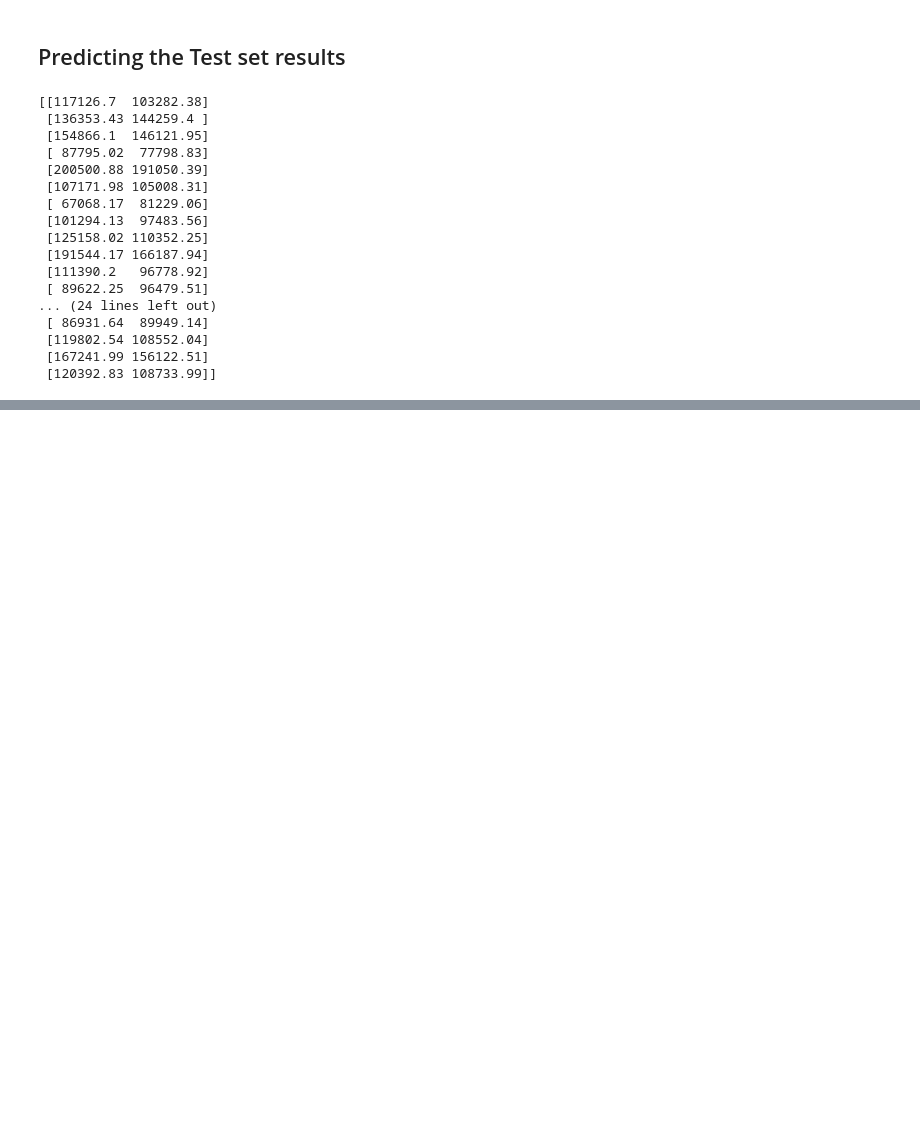
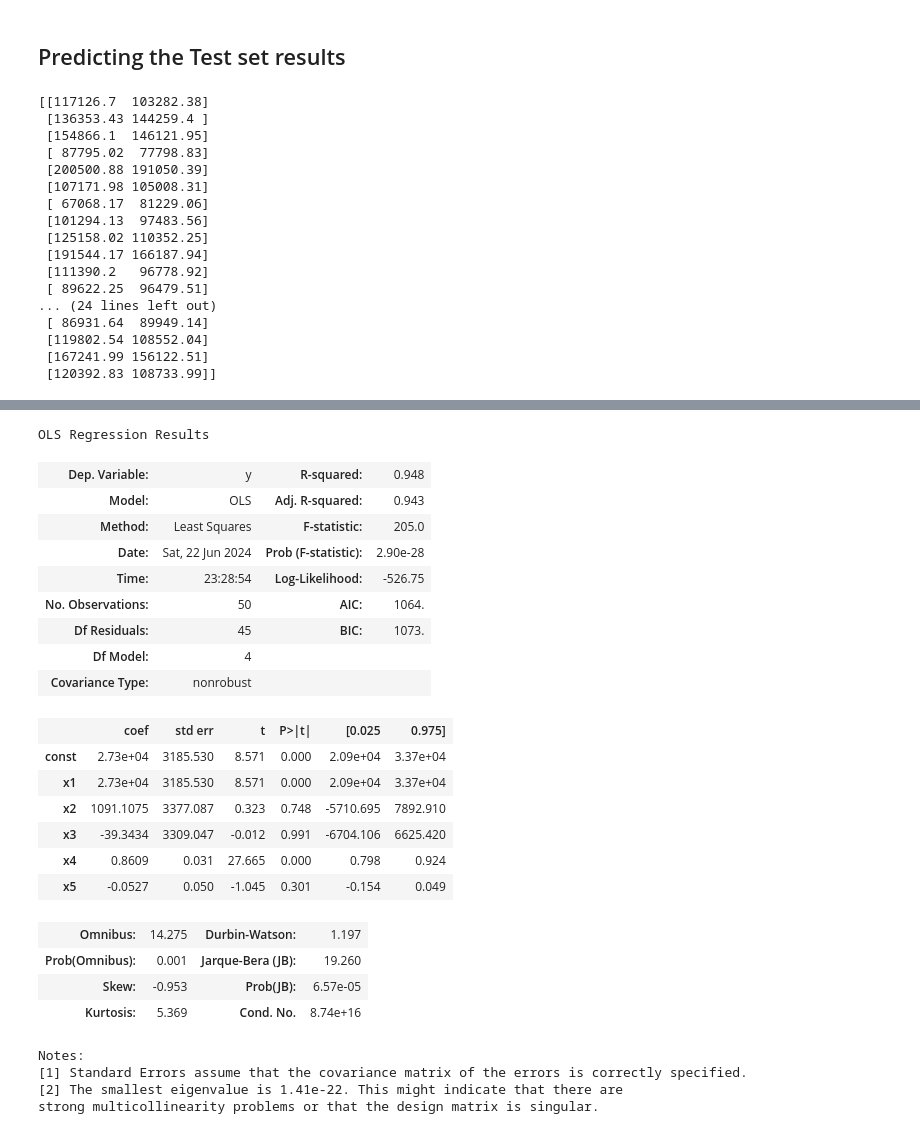
Before and after one commit to PhathuMudau/MachineLearningA-Z, a Jupyter notebook: Regression/multiple_linear_regression.ipynb, the cells around one changed output, grey strips where cells are left out. Cells and saved outputs as stored; diff of their text form; code cells hidden in the pictures; blank space fills up the shorter version.

```diff
--- a/Regression/multiple_linear_regression.ipynb
+++ b/Regression/multiple_linear_regression.ipynb
@@ -111,0 +114,5 @@ print(np.concatenate((y_pred.reshape(len(y_pred), 1), y_test.reshape(len(y_test)
+# %%
+x = x[:, 1:]
+# %%
+import statsmodels.api as sm
+x = np.append(arr=np.ones((50, 1)).astype(int), values=x, axis=1)
@@ -111,0 +139,31 @@ print(np.concatenate((y_pred.reshape(len(y_pred), 1), y_test.reshape(len(y_test)
+# %%
+x_opt = x[:, [0, 1, 2, 3, 4, 5]]
+x_opt = x_opt.astype(np.float64)
+regressor_OLS = sm.OLS(endog=y, exog=x_opt).fit()
+regressor_OLS.summary()
+# %% [output]
+OLS Regression Results
+| Dep. Variable: | y | R-squared: | 0.948 |
+| Model: | OLS | Adj. R-squared: | 0.943 |
+| Method: | Least Squares | F-statistic: | 205.0 |
+| Date: | Sat, 22 Jun 2024 | Prob (F-statistic): | 2.90e-28 |
+| Time: | 23:28:54 | Log-Likelihood: | -526.75 |
+| No. Observations: | 50 | AIC: | 1064. |
+| Df Residuals: | 45 | BIC: | 1073. |
+| Df Model: | 4 |  |  |
+| Covariance Type: | nonrobust |  |  |
+|  | coef | std err | t | P>|t| | [0.025 | 0.975] |
+| const | 2.73e+04 | 3185.530 | 8.571 | 0.000 | 2.09e+04 | 3.37e+04 |
+| x1 | 2.73e+04 | 3185.530 | 8.571 | 0.000 | 2.09e+04 | 3.37e+04 |
+| x2 | 1091.1075 | 3377.087 | 0.323 | 0.748 | -5710.695 | 7892.910 |
+| x3 | -39.3434 | 3309.047 | -0.012 | 0.991 | -6704.106 | 6625.420 |
+| x4 | 0.8609 | 0.031 | 27.665 | 0.000 | 0.798 | 0.924 |
+| x5 | -0.0527 | 0.050 | -1.045 | 0.301 | -0.154 | 0.049 |
+| Omnibus: | 14.275 | Durbin-Watson: | 1.197 |
+| Prob(Omnibus): | 0.001 | Jarque-Bera (JB): | 19.260 |
+| Skew: | -0.953 | Prob(JB): | 6.57e-05 |
+| Kurtosis: | 5.369 | Cond. No. | 8.74e+16 |
+Notes:
+[1] Standard Errors assume that the covariance matrix of the errors is correctly specified.
+[2] The smallest eigenvalue is 1.41e-22. This might indicate that there are
+strong multicollinearity problems or that the design matrix is singular.
```
Also changed, not shown: parts of 8 cells of this notebook.
